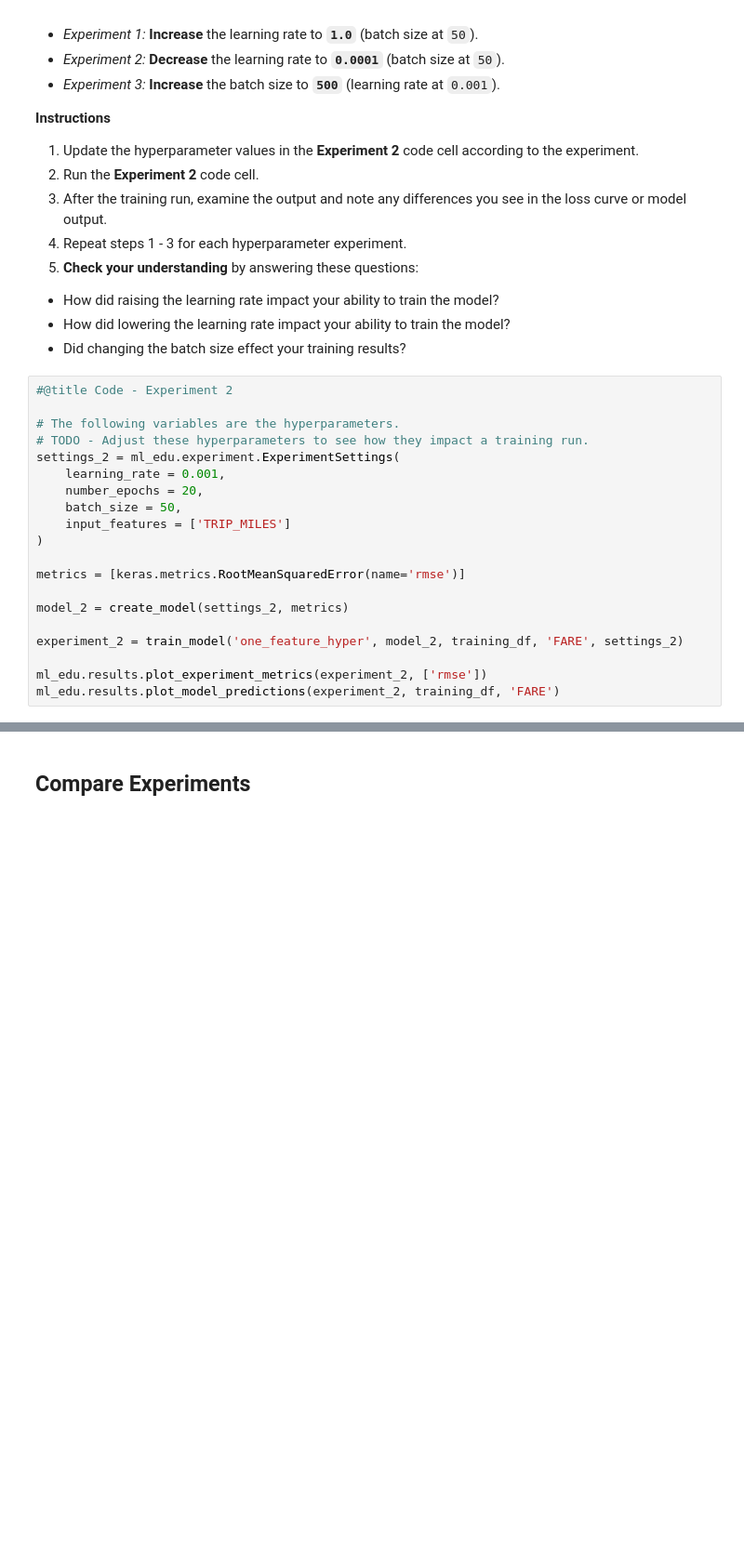
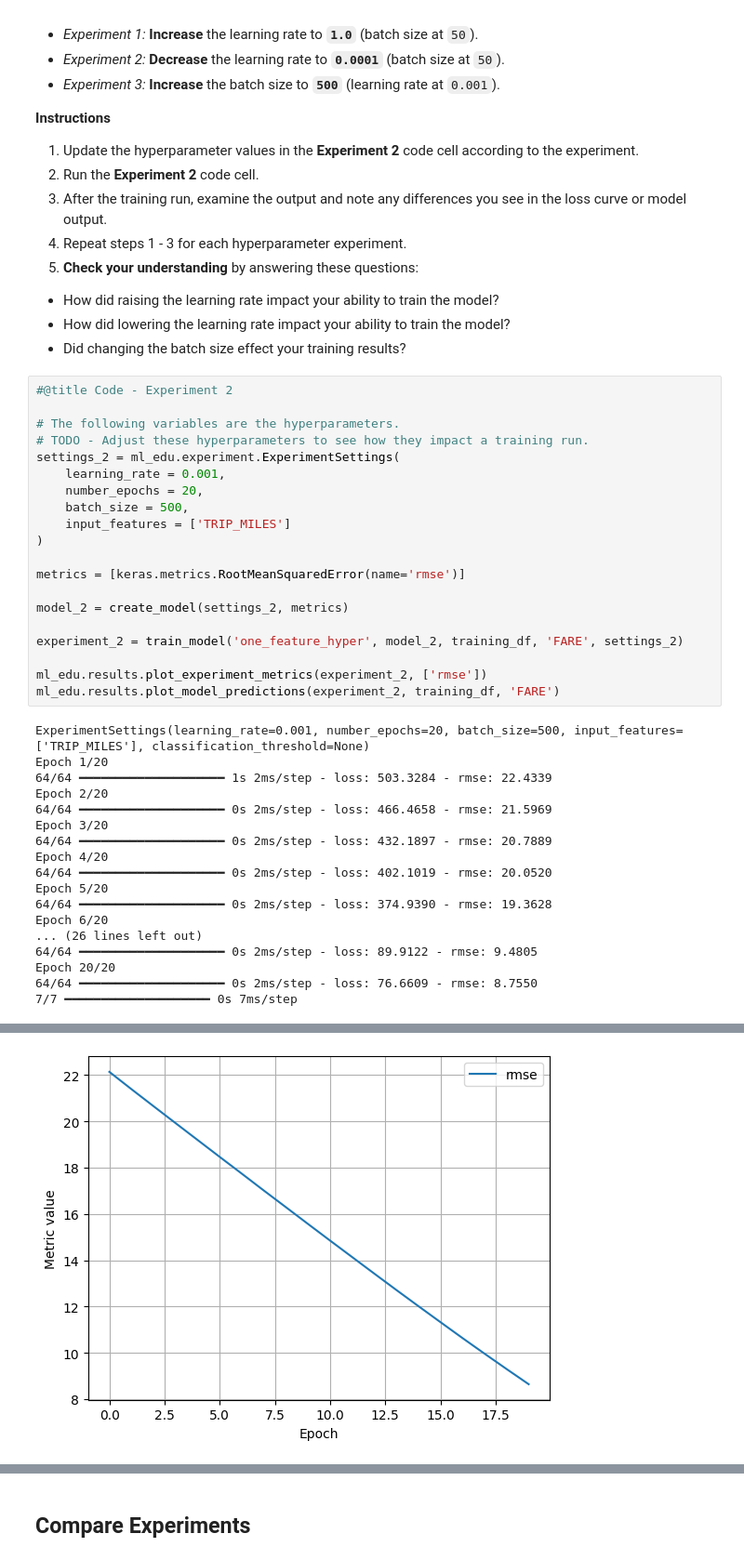
Before and after one commit to mariatcDA/ML-crash-course, a Jupyter notebook: ml/cc/exercises/linear_regression_taxi.ipynb, the cells around one changed output, grey strips where cells are left out. Shown at 93% size. Drawn from its saved outputs; the diff is of its cells as text; blank space fills up the shorter version.

```diff
--- a/ml/cc/exercises/linear_regression_taxi.ipynb
+++ b/ml/cc/exercises/linear_regression_taxi.ipynb
@@ -371,7 +459,7 @@ It is common with machine learning to run multiple experiments to find the best
 settings_2 = ml_edu.experiment.ExperimentSettings(
     learning_rate = 0.001,
     number_epochs = 20,
-    batch_size = 50,
+    batch_size = 500,
     input_features = ['TRIP_MILES']
 )
 
@@ -383,3 +471,21 @@ experiment_2 = train_model('one_feature_hyper', model_2, training_df, 'FARE', se
 
 ml_edu.results.plot_experiment_metrics(experiment_2, ['rmse'])
 ml_edu.results.plot_model_predictions(experiment_2, training_df, 'FARE')
+# %% [output]
+ExperimentSettings(learning_rate=0.001, number_epochs=20, batch_size=500, input_features=['TRIP_MILES'], classification_threshold=None)
+Epoch 1/20
+64/64 ━━━━━━━━━━━━━━━━━━━━ 1s 2ms/step - loss: 503.3284 - rmse: 22.4339
+Epoch 2/20
+64/64 ━━━━━━━━━━━━━━━━━━━━ 0s 2ms/step - loss: 466.4658 - rmse: 21.5969
+Epoch 3/20
+64/64 ━━━━━━━━━━━━━━━━━━━━ 0s 2ms/step - loss: 432.1897 - rmse: 20.7889
+Epoch 4/20
+64/64 ━━━━━━━━━━━━━━━━━━━━ 0s 2ms/step - loss: 402.1019 - rmse: 20.0520
+Epoch 5/20
+64/64 ━━━━━━━━━━━━━━━━━━━━ 0s 2ms/step - loss: 374.9390 - rmse: 19.3628
+Epoch 6/20
+... (26 lines left out)
+64/64 ━━━━━━━━━━━━━━━━━━━━ 0s 2ms/step - loss: 89.9122 - rmse: 9.4805
+Epoch 20/20
+64/64 ━━━━━━━━━━━━━━━━━━━━ 0s 2ms/step - loss: 76.6609 - rmse: 8.7550
+7/7 ━━━━━━━━━━━━━━━━━━━━ 0s 7ms/step
@@ -386,3 +493,4 @@ ml_edu.results.plot_model_predictions(experiment_2, training_df, 'FARE')
+[figure, added]
 # %%
 #@title Double-click to view answers for hyperparameter experiments
 
```
Also changed, not shown: parts of 19 cells of this notebook.
